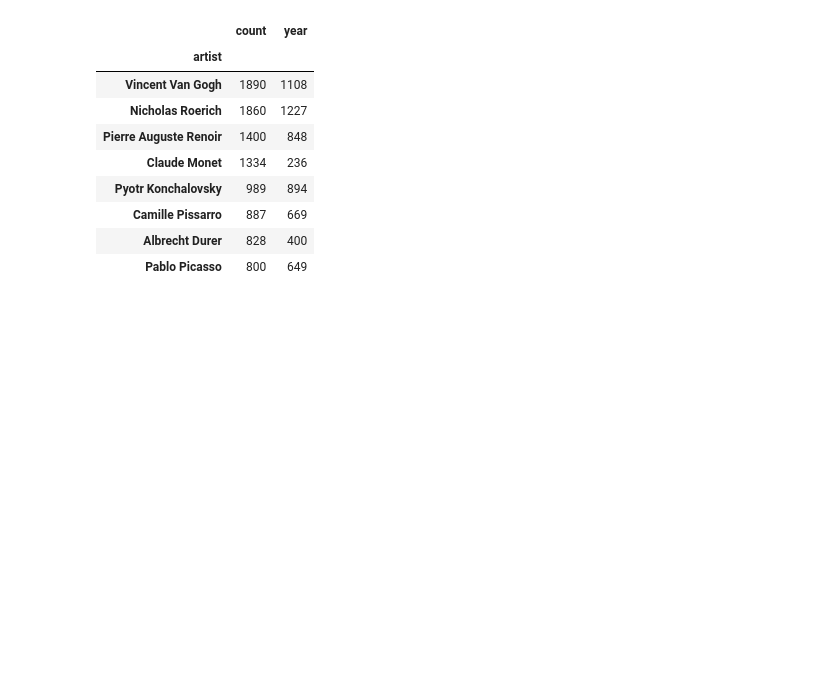
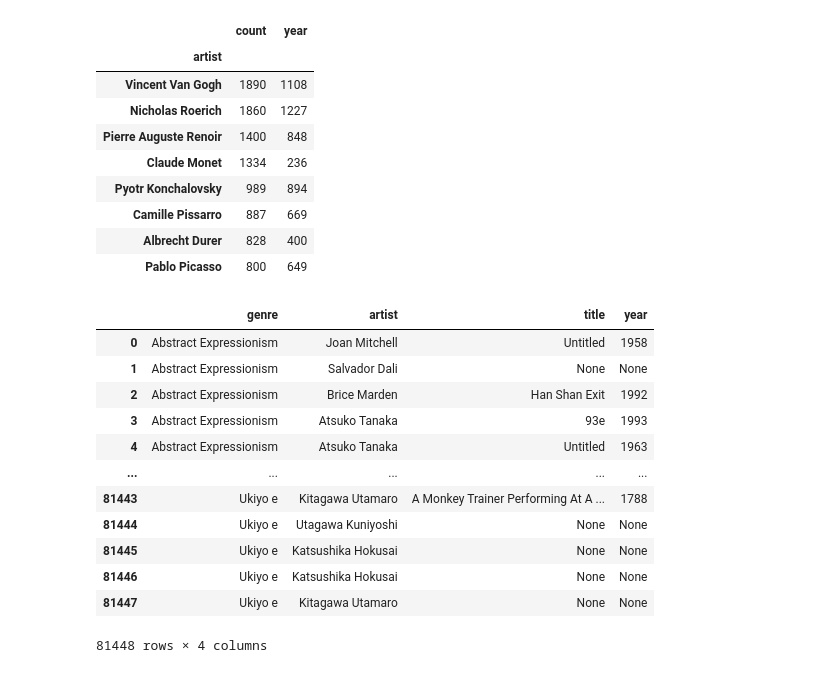
Before and after one commit to olganowak/smArt, a Jupyter notebook: notebooks/olganowak_dataexploration.ipynb, the cells around one changed output. Saved outputs shown, nothing was run; the diff lists cells and outputs as text; code cells hidden in the pictures; blank space fills up the shorter version.

```diff
--- a/notebooks/olganowak_dataexploration.ipynb
+++ b/notebooks/olganowak_dataexploration.ipynb
@@ -242,3 +260,19 @@ df_artist.sort_values(by="genre", ascending = False).drop(columns="title").renam
 | Camille Pissarro | 887 | 669 |
 | Albrecht Durer | 828 | 400 |
 | Pablo Picasso | 800 | 649 |
+# %%
+df
+# %% [output]
+|  | genre | artist | title | year |
+| 0 | Abstract Expressionism | Joan Mitchell | Untitled | 1958 |
+| 1 | Abstract Expressionism | Salvador Dali | None | None |
+| 2 | Abstract Expressionism | Brice Marden | Han Shan Exit | 1992 |
+| 3 | Abstract Expressionism | Atsuko Tanaka | 93e | 1993 |
+| 4 | Abstract Expressionism | Atsuko Tanaka | Untitled | 1963 |
+| ... | ... | ... | ... | ... |
+| 81443 | Ukiyo e | Kitagawa Utamaro | A Monkey Trainer Performing At A ... | 1788 |
+| 81444 | Ukiyo e | Utagawa Kuniyoshi | None | None |
+| 81445 | Ukiyo e | Katsushika Hokusai | None | None |
+| 81446 | Ukiyo e | Katsushika Hokusai | None | None |
+| 81447 | Ukiyo e | Kitagawa Utamaro | None | None |
+81448 rows × 4 columns
```
Also changed, not shown: parts of 5 cells of this notebook, 3 other files.
